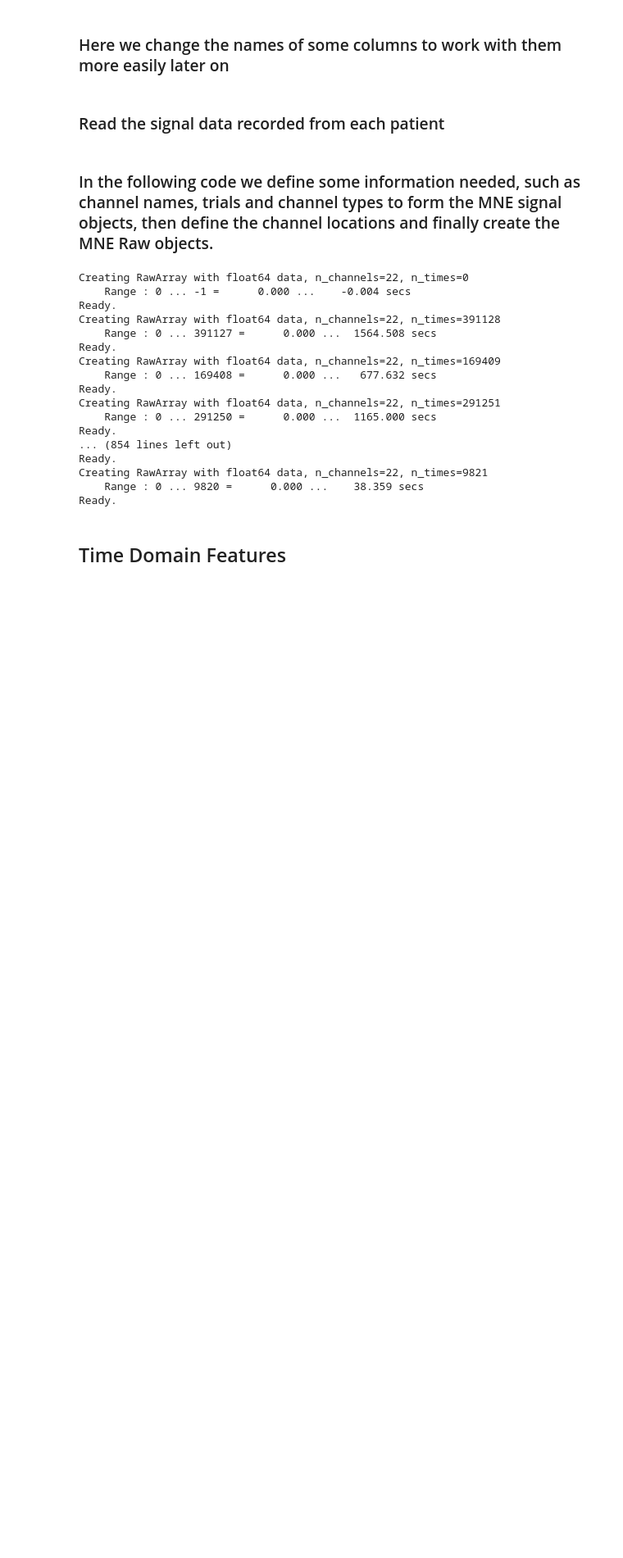
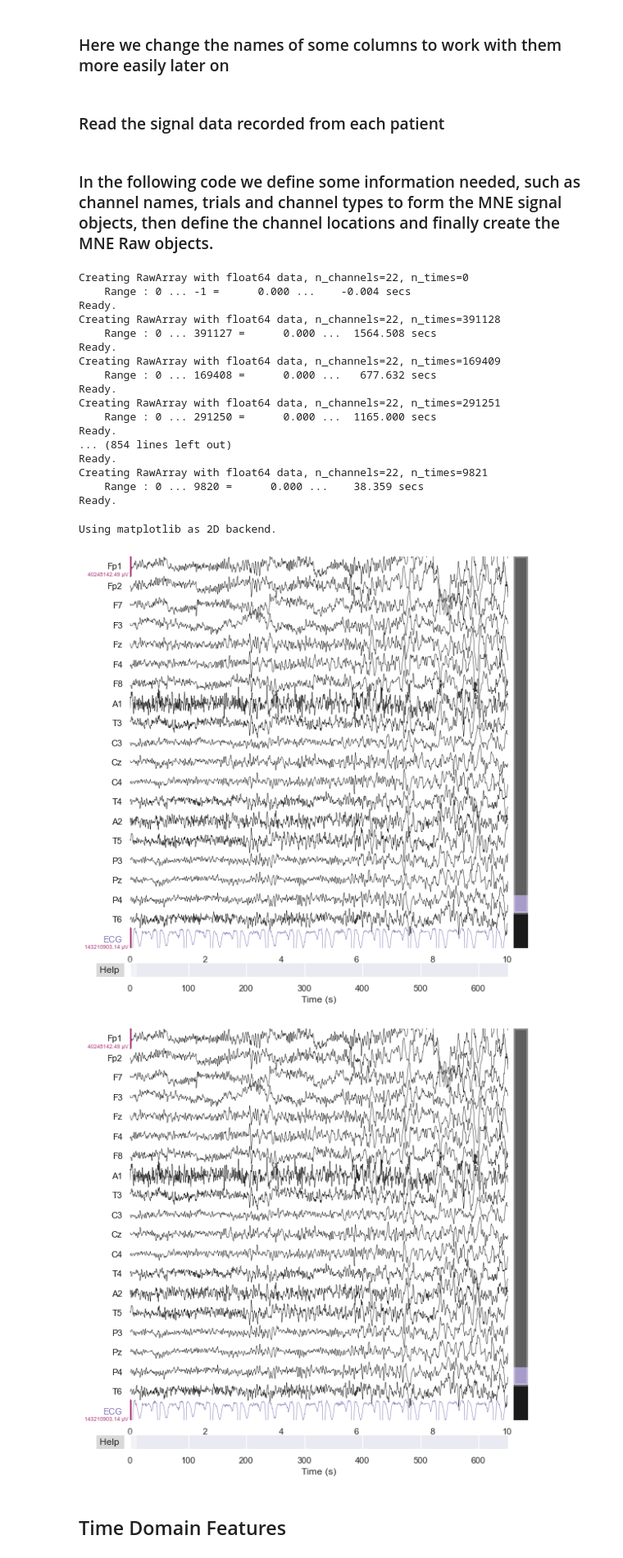
Before and after one commit to elifozkn/EEG-Burst-Suppression-Analysis, a Jupyter notebook: EEG-BS.ipynb, the cells around one changed output. Shown at 82% size. Drawn from its saved outputs; the diff is of its cells as text; code cells hidden in the pictures; blank space fills up the shorter version.

```diff
--- a/EEG-BS.ipynb
+++ b/EEG-BS.ipynb
@@ -152,6 +152,12 @@ eeg_india_256, patients_256_ids = remove_zero_times(eeg_InDia_256,patients_256_i
 eeg_india = {}
 eeg_india.update(eeg_india_250)
 eeg_india.update(eeg_india_256)
+# %%
+eeg_india[5].plot(scalings = "auto")
+# %% [output]
+Using matplotlib as 2D backend.
+[figure, added]
+[figure, added]
 # %% [markdown]
 ## Time Domain Features
 # %%
```
Also changed, not shown: parts of 36 cells of this notebook.
